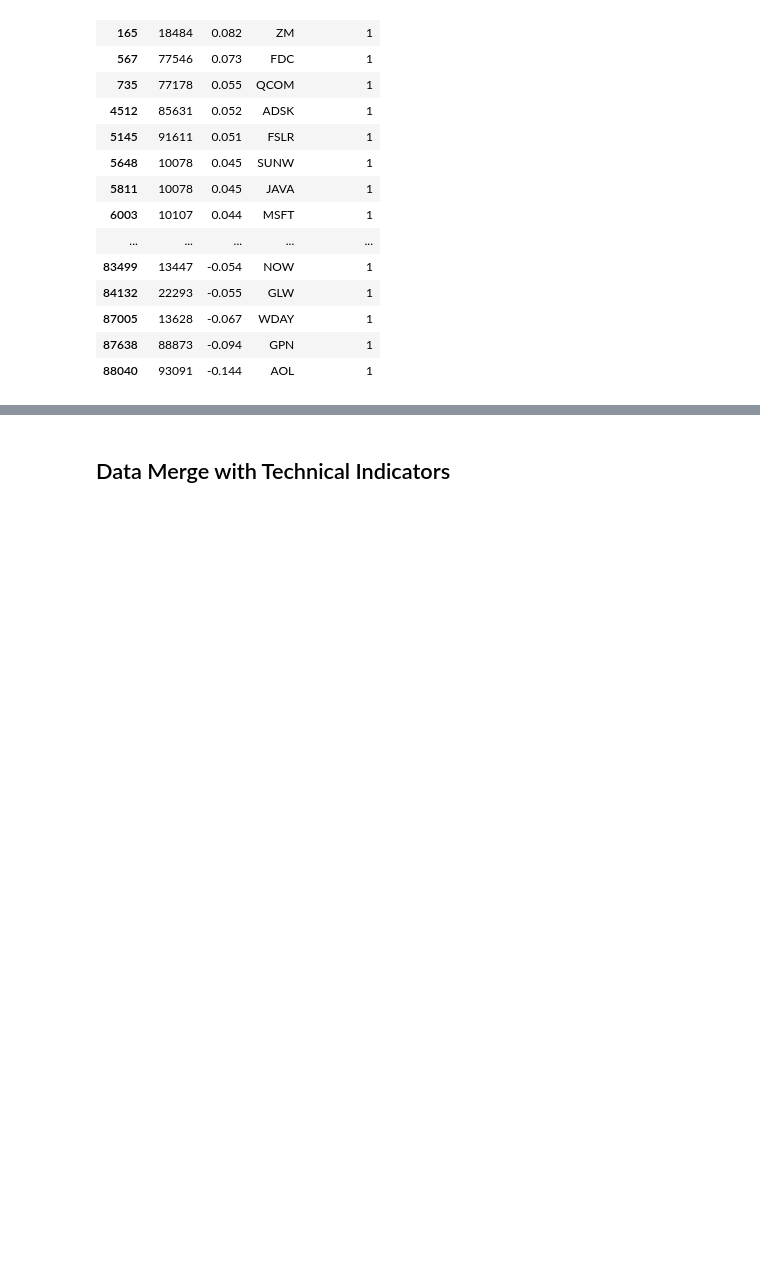
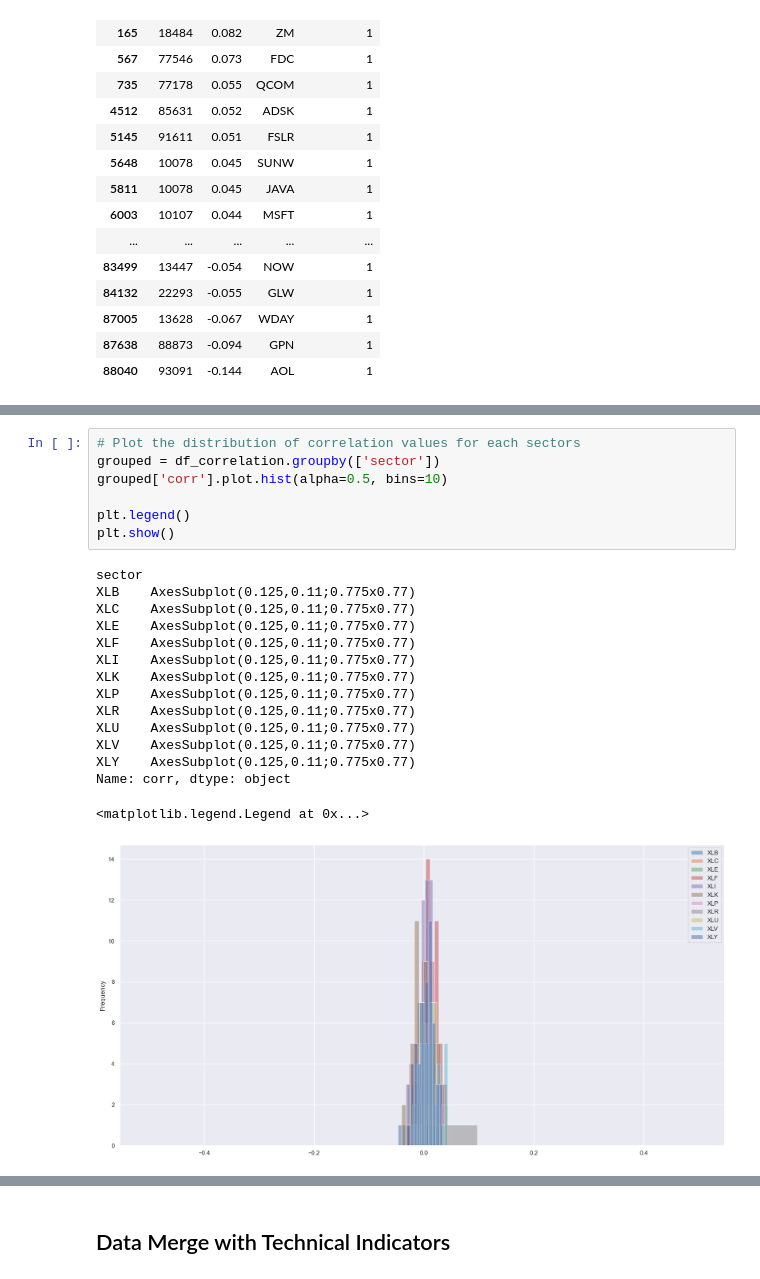
Before and after one commit to AI4Finance-Foundation/FinRL_Imitation_Learning, a Jupyter notebook: Stock_Selection.ipynb, the cells around one changed output, grey strips where cells are left out. Saved outputs shown, nothing was run; the diff lists cells and outputs as text; blank space fills up the shorter version.

```diff
--- a/Stock_Selection.ipynb
+++ b/Stock_Selection.ipynb
@@ -563,0 +618,23 @@ Timestamp('2021-12-31 00:00:00')
+# %%
+# Plot the distribution of correlation values for each sectors
+grouped = df_correlation.groupby(['sector'])
+grouped['corr'].plot.hist(alpha=0.5, bins=10)
+
+plt.legend()
+plt.show()
+# %% [output]
+sector
+XLB    AxesSubplot(0.125,0.11;0.775x0.77)
+XLC    AxesSubplot(0.125,0.11;0.775x0.77)
+XLE    AxesSubplot(0.125,0.11;0.775x0.77)
+XLF    AxesSubplot(0.125,0.11;0.775x0.77)
+XLI    AxesSubplot(0.125,0.11;0.775x0.77)
+XLK    AxesSubplot(0.125,0.11;0.775x0.77)
+XLP    AxesSubplot(0.125,0.11;0.775x0.77)
+XLR    AxesSubplot(0.125,0.11;0.775x0.77)
+XLU    AxesSubplot(0.125,0.11;0.775x0.77)
+XLV    AxesSubplot(0.125,0.11;0.775x0.77)
+XLY    AxesSubplot(0.125,0.11;0.775x0.77)
+Name: corr, dtype: object
+<matplotlib.legend.Legend at 0x...>
+[figure, added]
```
Also changed, not shown: parts of 30 cells of this notebook.
